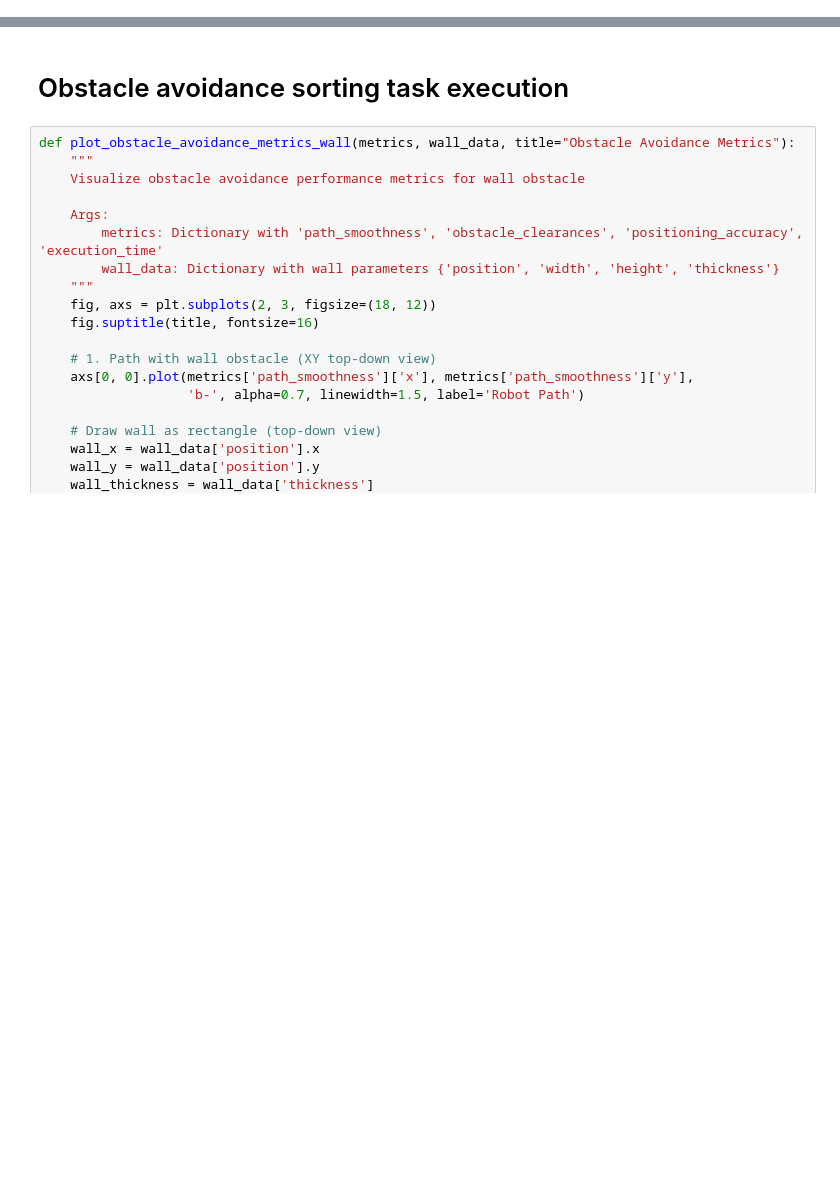
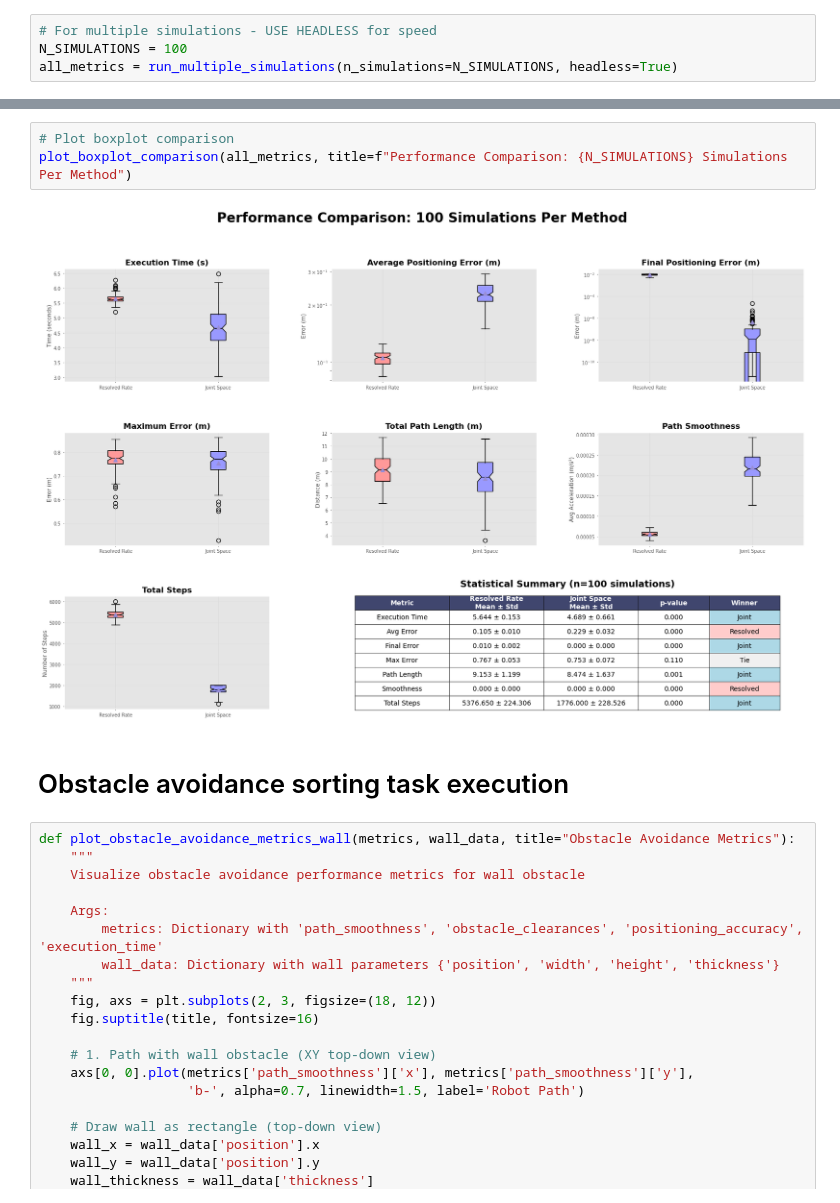
Before and after one commit to FedericoGritti/sorting_berries_project, a Jupyter notebook: main.ipynb, the cells around one changed output, grey strips where cells are left out. Drawn from its saved outputs; the diff is of its cells as text; blank space fills up the shorter version.

Commit message:
added simulation con statistic test

```diff
--- a/main.ipynb
+++ b/main.ipynb
@@ -1167,0 +1471,4 @@ Wins in 3 out of 5 key metrics
+# %%
+# For multiple simulations - USE HEADLESS for speed
+N_SIMULATIONS = 100
+all_metrics = run_multiple_simulations(n_simulations=N_SIMULATIONS, headless=True)
@@ -1168,3 +1486,8 @@ Wins in 3 out of 5 key metrics
+# %%
+# Plot boxplot comparison
+plot_boxplot_comparison(all_metrics, title=f"Performance Comparison: {N_SIMULATIONS} Simulations Per Method")
+# %% [output]
+[figure, added]
 # %% [markdown]
 # Obstacle avoidance sorting task execution
 # %%
```
Also changed, not shown: parts of 15 cells of this notebook, 2 other files.
